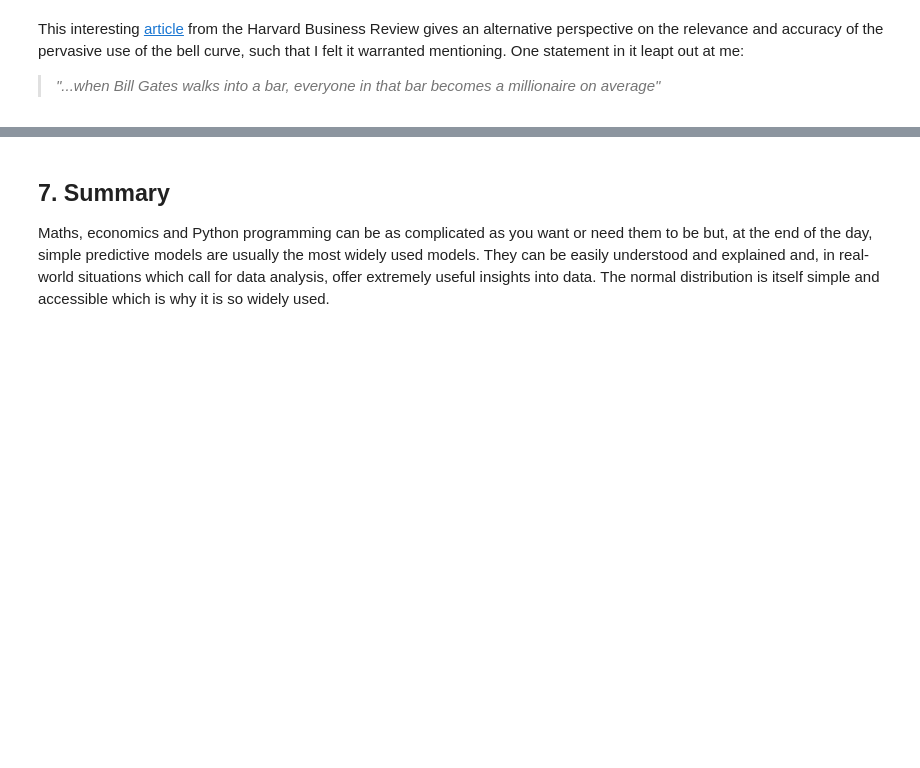
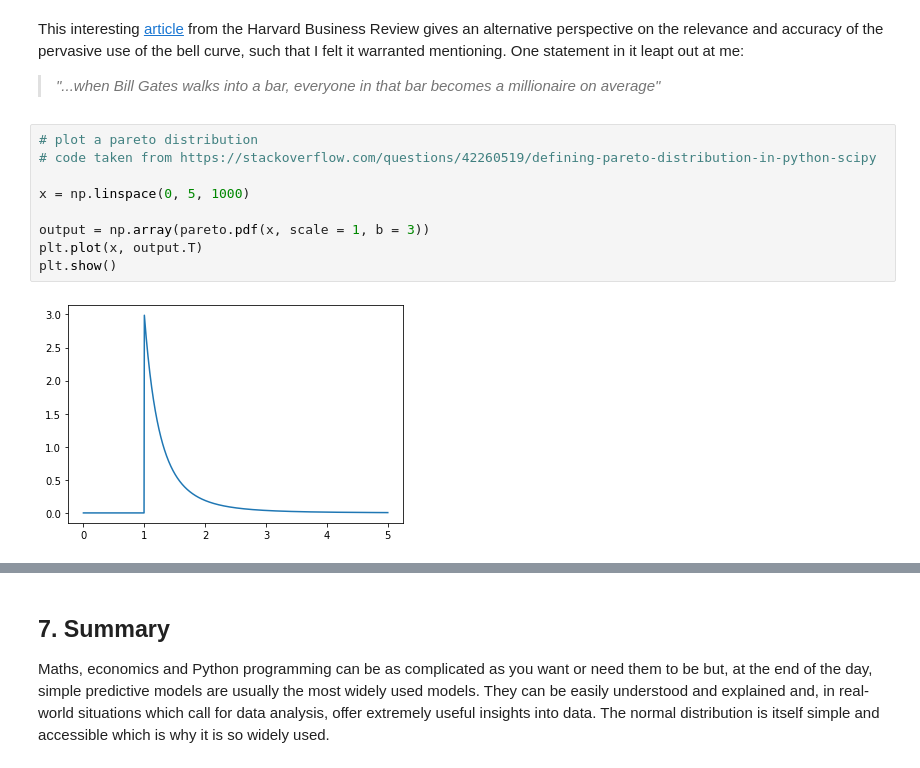
Before and after one commit to Scunnies/funddata_assessment, a Jupyter notebook: Normal Distribution/Normal Distribution Assessment Notebook.ipynb, the cells around one changed output, grey strips where cells are left out. Cells and saved outputs as stored; diff of their text form; blank space fills up the shorter version.

```diff
--- a/Normal Distribution/Normal Distribution Assessment Notebook.ipynb
+++ b/Normal Distribution/Normal Distribution Assessment Notebook.ipynb
@@ -219,3 +216,14 @@ plt.show()
 This interesting [article](https://hbr.org/2022/01/we-need-to-let-go-of-the-bell-curve) from the Harvard Business Review gives an alternative perspective on the relevance and accuracy of the pervasive use of the bell curve, such that I felt it warranted mentioning.  One statement in it leapt out at me:
 
 > _"...when Bill Gates walks into a bar, everyone in that bar becomes a millionaire on average"_
+# %%
+# plot a pareto distribution
+# code taken from https://stackoverflow.com/questions/42260519/defining-pareto-distribution-in-python-scipy
+
+x = np.linspace(0, 5, 1000)
+
+output = np.array(pareto.pdf(x, scale = 1, b = 3))
+plt.plot(x, output.T)
+plt.show()
+# %% [output]
+[figure, added]
```
Also changed, not shown: parts of 8 cells of this notebook.
